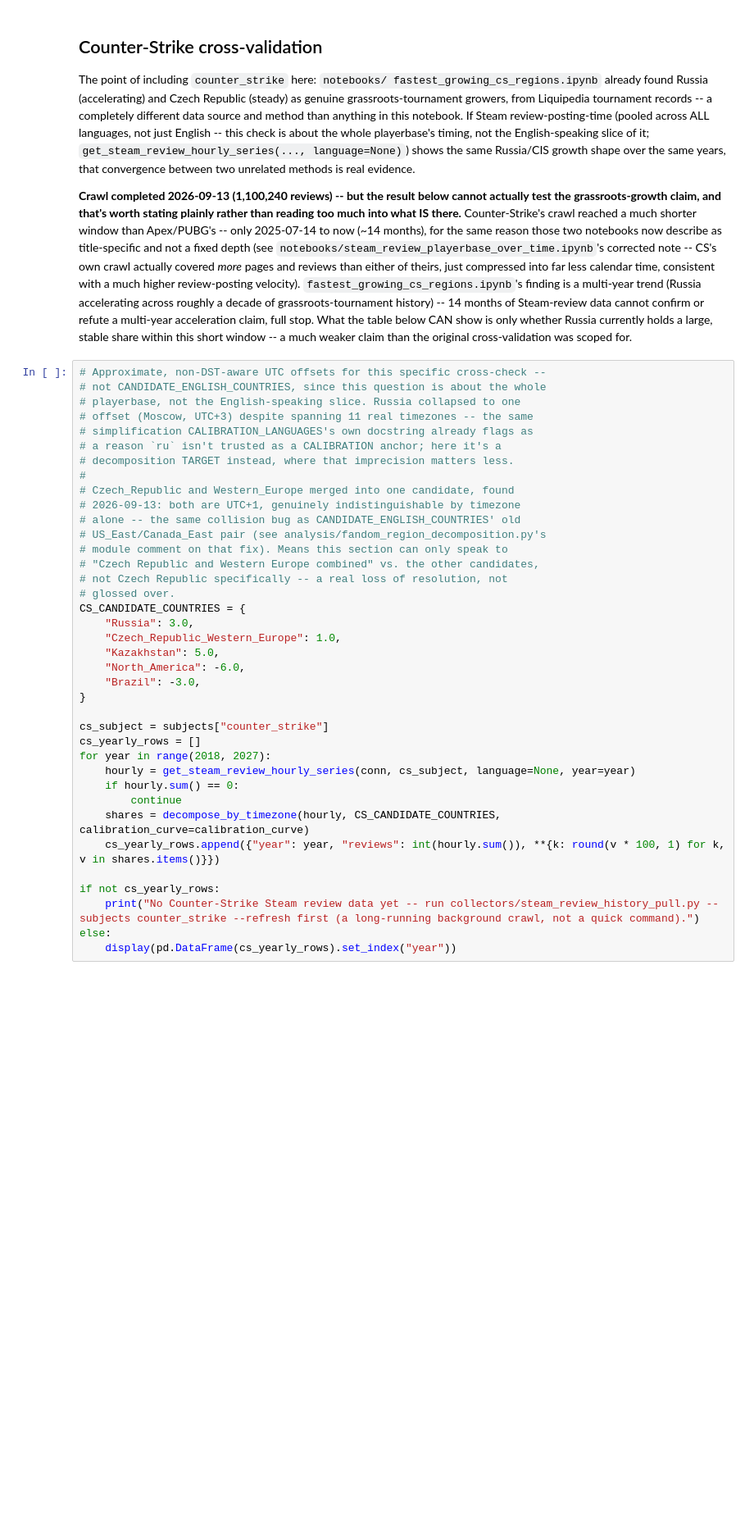
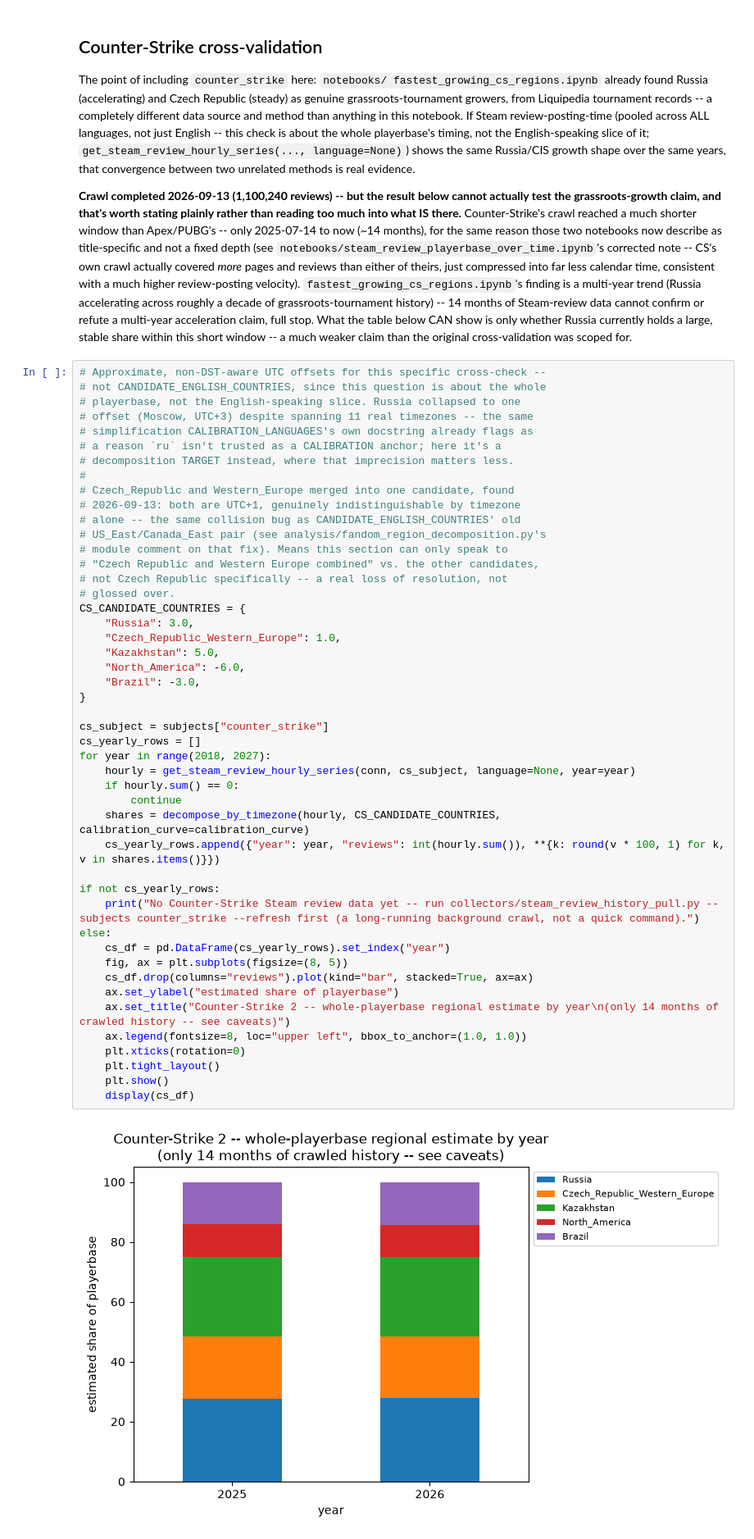
Before and after one commit to JacobH1994/fandomdatapuller, a Jupyter notebook: notebooks/english_fandom_decomposition.ipynb, the cells around one changed output. Shown at 82% size. Drawn from its saved outputs; the diff is of its cells as text; blank space fills up the shorter version.

```diff
--- a/notebooks/english_fandom_decomposition.ipynb
+++ b/notebooks/english_fandom_decomposition.ipynb
@@ -227,34 +227,44 @@ claim than the original cross-validation was scoped for.
 #
 # Czech_Republic and Western_Europe merged into one candidate, found
 # 2026-09-13: both are UTC+1, genuinely indistinguishable by timezone
 # alone -- the same collision bug as CANDIDATE_ENGLISH_COUNTRIES' old
 # US_East/Canada_East pair (see analysis/fandom_region_decomposition.py's
 # module comment on that fix). Means this section can only speak to
 # "Czech Republic and Western Europe combined" vs. the other candidates,
 # not Czech Republic specifically -- a real loss of resolution, not
 # glossed over.
 CS_CANDIDATE_COUNTRIES = {
     "Russia": 3.0,
     "Czech_Republic_Western_Europe": 1.0,
     "Kazakhstan": 5.0,
     "North_America": -6.0,
     "Brazil": -3.0,
 }
 
 cs_subject = subjects["counter_strike"]
 cs_yearly_rows = []
 for year in range(2018, 2027):
     hourly = get_steam_review_hourly_series(conn, cs_subject, language=None, year=year)
     if hourly.sum() == 0:
         continue
     shares = decompose_by_timezone(hourly, CS_CANDIDATE_COUNTRIES, calibration_curve=calibration_curve)
     cs_yearly_rows.append({"year": year, "reviews": int(hourly.sum()), **{k: round(v * 100, 1) for k, v in shares.items()}})
 
 if not cs_yearly_rows:
     print("No Counter-Strike Steam review data yet -- run collectors/steam_review_history_pull.py --subjects counter_strike --refresh first (a long-running background crawl, not a quick command).")
 else:
-    display(pd.DataFrame(cs_yearly_rows).set_index("year"))
+    cs_df = pd.DataFrame(cs_yearly_rows).set_index("year")
+    fig, ax = plt.subplots(figsize=(8, 5))
+    cs_df.drop(columns="reviews").plot(kind="bar", stacked=True, ax=ax)
+    ax.set_ylabel("estimated share of playerbase")
+    ax.set_title("Counter-Strike 2 -- whole-playerbase regional estimate by year\n(only 14 months of crawled history -- see caveats)")
+    ax.legend(fontsize=8, loc="upper left", bbox_to_anchor=(1.0, 1.0))
+    plt.xticks(rotation=0)
+    plt.tight_layout()
+    plt.show()
+    display(cs_df)
 # %% [output]
+[figure, added]
 |  | reviews | Russia | Czech_Republic_Western_Europe | Kazakhstan | North_America | Brazil |
 | year |  |  |  |  |  |  |
 | 2025 | 420077 | 27.7 | 20.6 | 26.8 | 10.7 | 14.2 |
```
Also changed, not shown: 1 other file.
